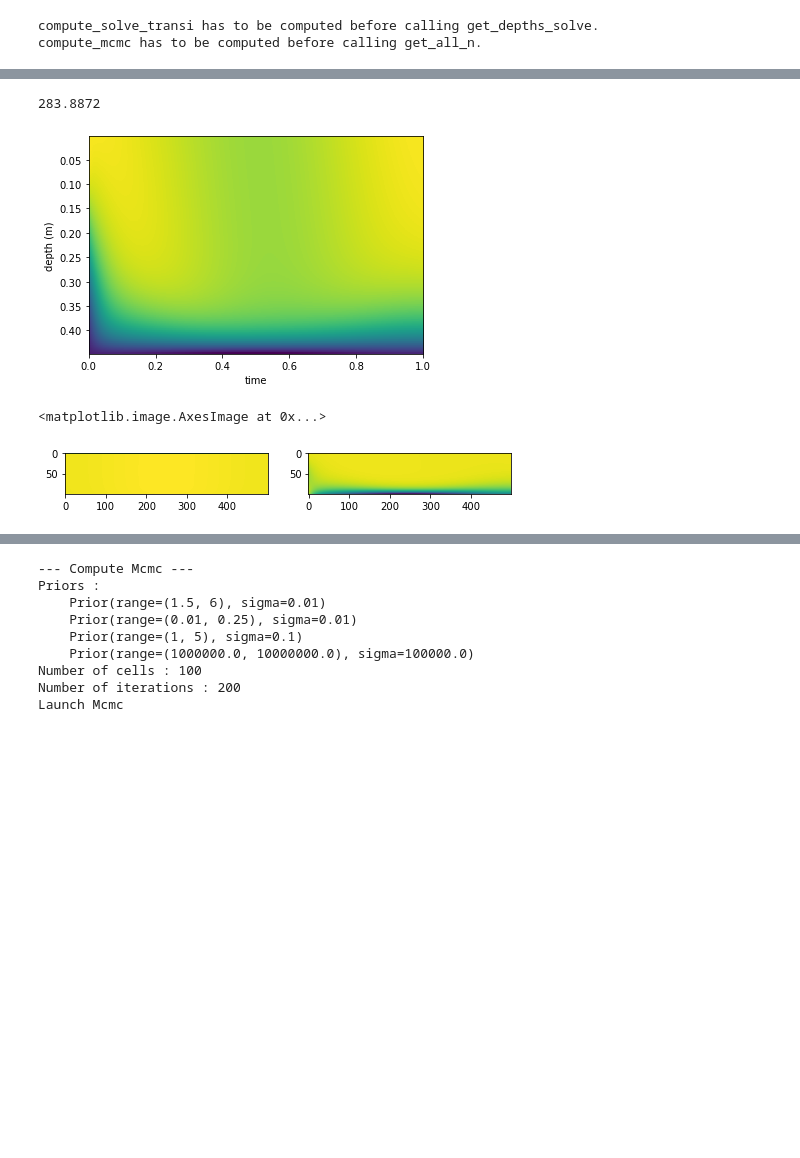
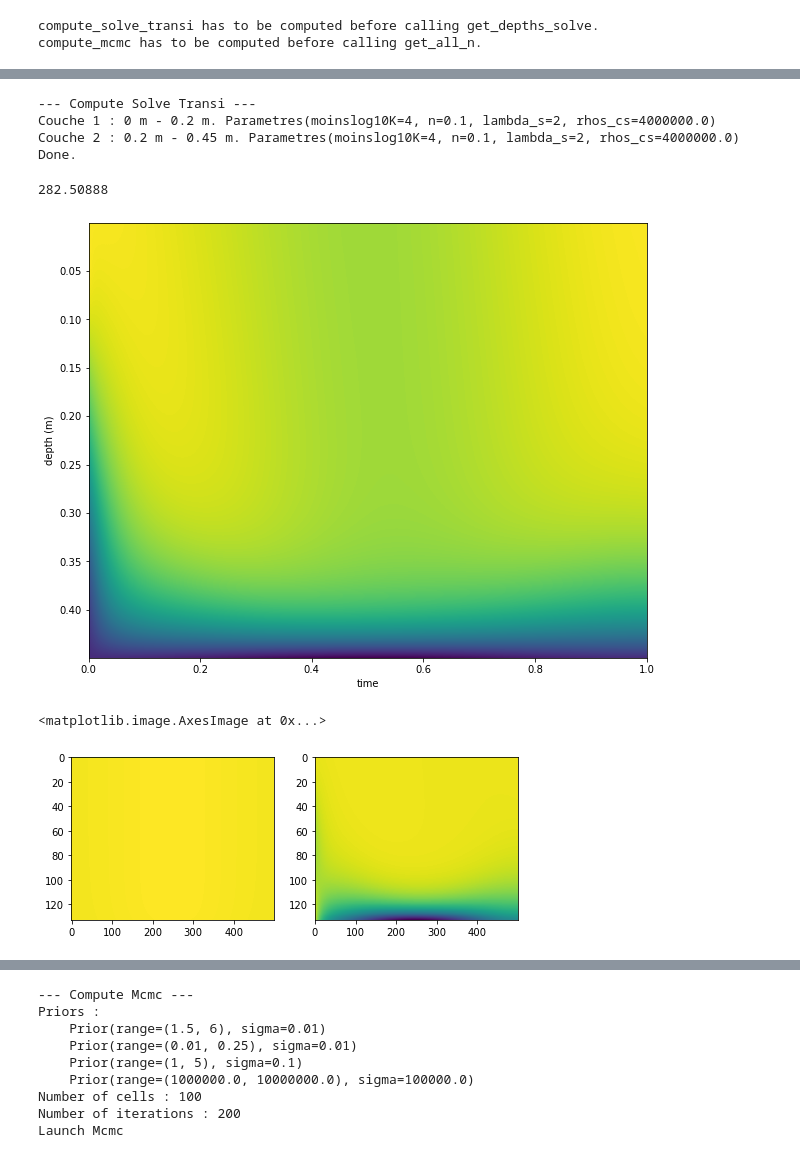
Before and after one commit to ameliemelorene/pyheatmy2022, a Jupyter notebook: demo.ipynb, the cells around one changed output, grey strips where cells are left out. Saved outputs shown, nothing was run; the diff lists cells and outputs as text; code cells hidden in the pictures; blank space fills up the shorter version.

```diff
--- a/demo.ipynb
+++ b/demo.ipynb
@@ -72,27 +72,36 @@ Parametres(moinslog10K=4, n=0.1, lambda_s=2, rhos_cs=4000000.0)
 Done.
+# %%
+layersList_1 = layersListCreator([("Couche 1", 0, 0.20, 4, 0.1, 2, 4e6), ("Couche 2", 0.20, 0.45, 4, 0.1, 2, 4e6)])
+
+col.compute_solve_transi(layersList_1, 100)
+# %% [output]
+--- Compute Solve Transi ---
+Couche 1 : 0 m - 0.2 m. Parametres(moinslog10K=4, n=0.1, lambda_s=2, rhos_cs=4000000.0)
+Couche 2 : 0.2 m - 0.45 m. Parametres(moinslog10K=4, n=0.1, lambda_s=2, rhos_cs=4000000.0)
+Done.
 # %%
 #Tout est stocké dans la class col pour ne pas avoir à le stocker hors de la class
-fig, ax = plt.subplots(facecolor = 'w')
+fig, ax = plt.subplots(figsize=(10, 8), facecolor = 'w')
 
 ax.imshow(
     col.temps_solve,
     aspect = "auto",
     extent = [0, 1, col.depths_solve[-1], col.depths_solve[0]], #TODO : trouver comment monter le datetime
 )
 
 ax.set_xlabel("time")
 ax.set_ylabel("depth (m)")
-np.nanmin(col.temps_solve[:,:-5])
+np.min(col.temps_solve)
 # %% [output]
-283.8872
+282.50888
-[figure, old version]
+[figure, new version]
 # %%
-fig, axs = plt.subplots(1, 2, figsize=(8,8), facecolor = 'w')
-axs[0].imshow(col.advec_flows_solve)
-axs[1].imshow(col.conduc_flows_solve)
+fig, axs = plt.subplots(1, 2, figsize=(8,3), facecolor = 'w')
+axs[0].imshow(col.advec_flows_solve, aspect='auto')
+axs[1].imshow(col.conduc_flows_solve, aspect='auto')
 # %% [output]
 <matplotlib.image.AxesImage at 0x...>
-[figure, old version]
+[figure, new version]
 # %%
 from itertools import islice
 
```
Also changed, not shown: parts of 7 cells of this notebook, 4 other files.
